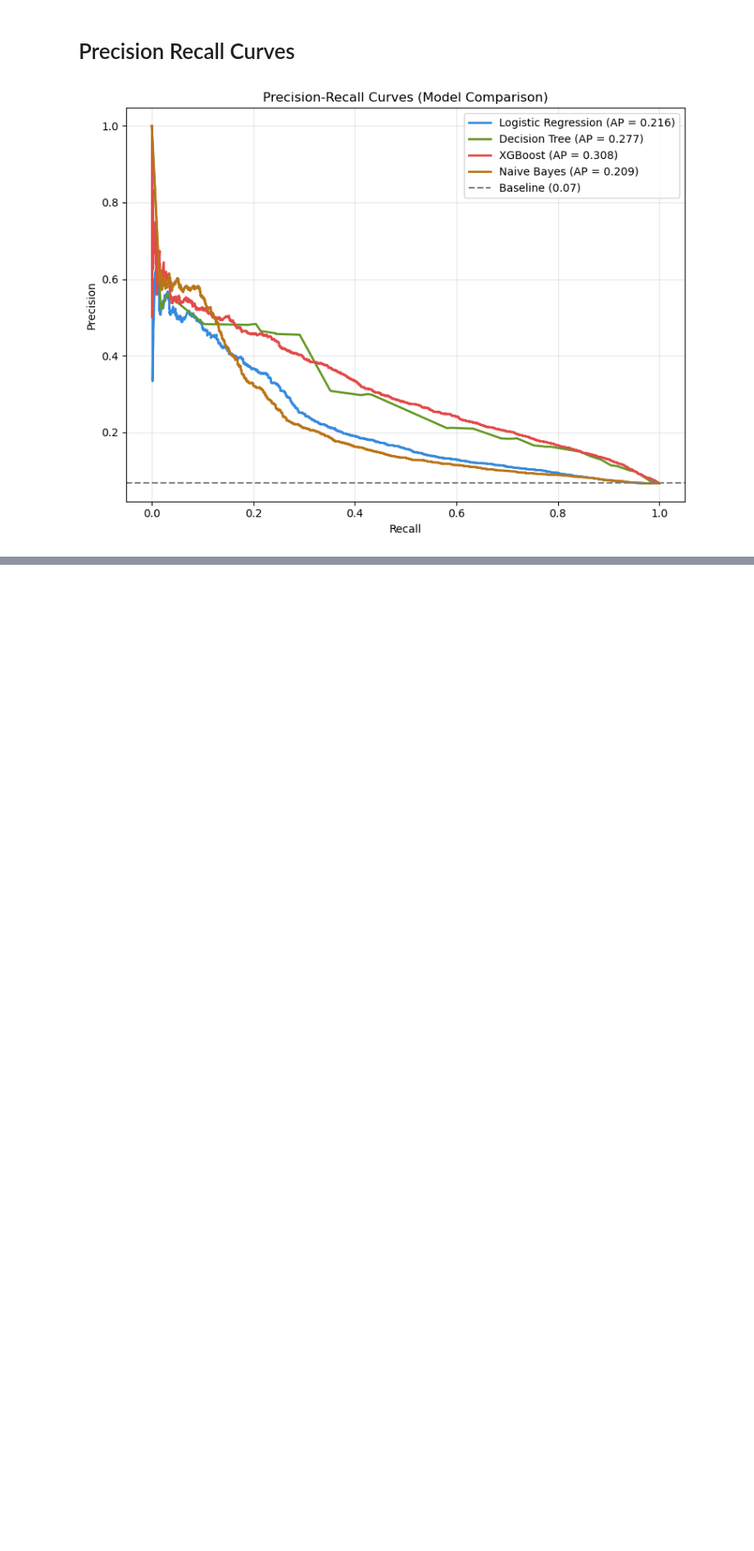
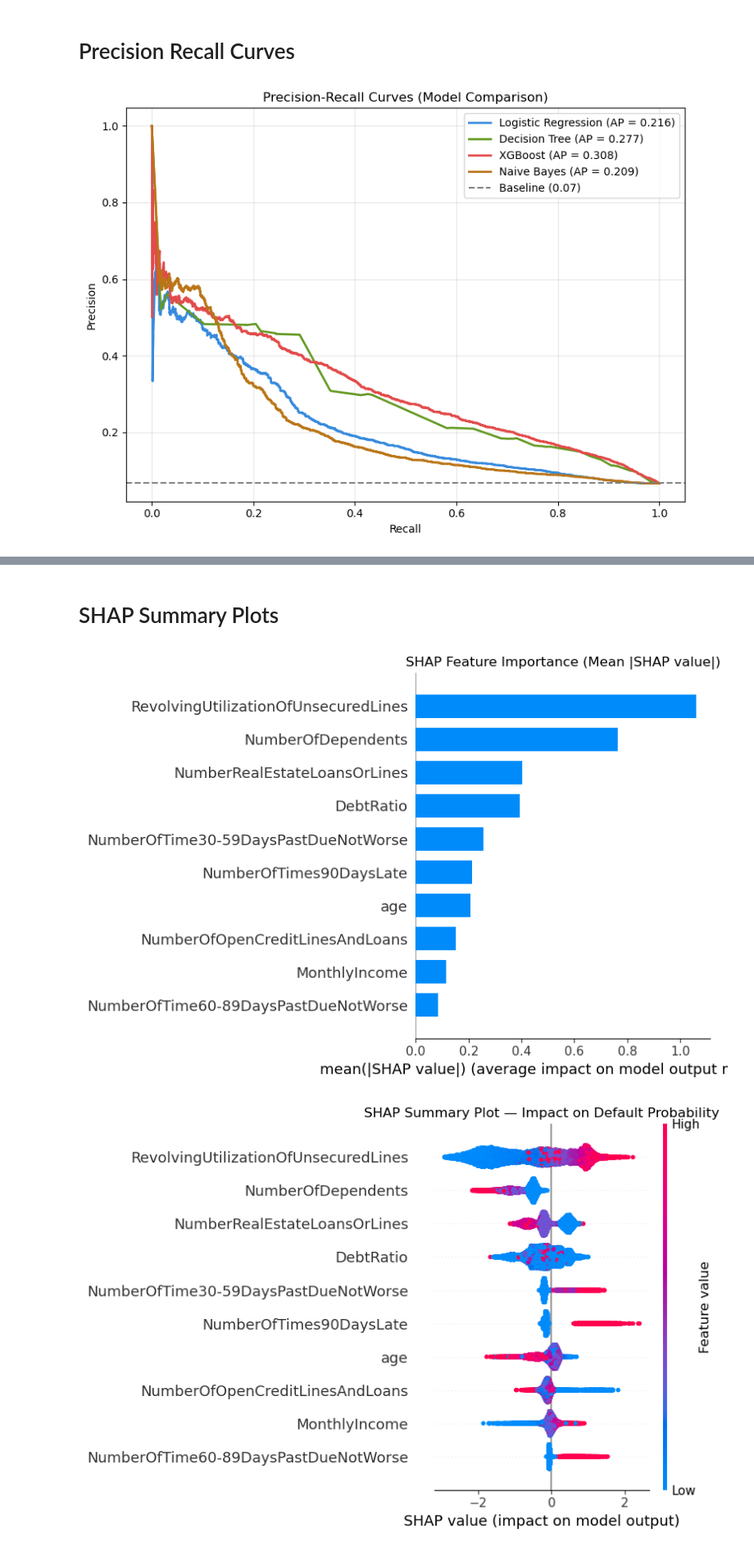
Before and after one commit to crawfordJames/Credit-Risk-Prediction, a Jupyter notebook: Credit Risk & Loan Prediction.ipynb, the cells around one changed output, grey strips where cells are left out. Shown at 82% size. Saved outputs shown, nothing was run; the diff lists cells and outputs as text; code cells hidden in the pictures; blank space fills up the shorter version.

```diff
--- a/Credit Risk & Loan Prediction.ipynb
+++ b/Credit Risk & Loan Prediction.ipynb
@@ -233,0 +398,33 @@ plt.show()
+# %% [markdown]
+# SHAP Summary Plots
+# %%
+# SHAP uses game theory to explain the output of any machine learning model
+
+# For each prediction, SHAP assigns each feature a value representing its contribution to pushing the prediction higher or lower than
+# the average prediction (base value)
+
+# Plot 1 (Bar): Mean absolute SHAP values (overall feature importance)
+# Shows which features matter most on average across all predictions
+
+# Plot 2 (Dot): Each dot = one prediction, colored by feature value
+# Red = high feature value, Blue = low feature value
+# Position on x-axis shows impact on default probability
+# This reveals the direction and magnitude of each feature's impact
+
+explainer = shap.TreeExplainer(xgb_model)
+shap_values = explainer.shap_values(X_test)
+
+plt.figure()
+shap.summary_plot(shap_values, X_test, plot_type='bar', show=False)
+plt.title('SHAP Feature Importance (Mean |SHAP value|)')
+plt.tight_layout()
+plt.show()
+
+plt.figure()
+shap.summary_plot(shap_values, X_test, show=False)
+plt.title('SHAP Summary Plot — Impact on Default Probability')
+plt.tight_layout()
+plt.show()
+# %% [output]
+[figure, added]
+[figure, added]
```
Also changed, not shown: parts of 28 cells of this notebook.
